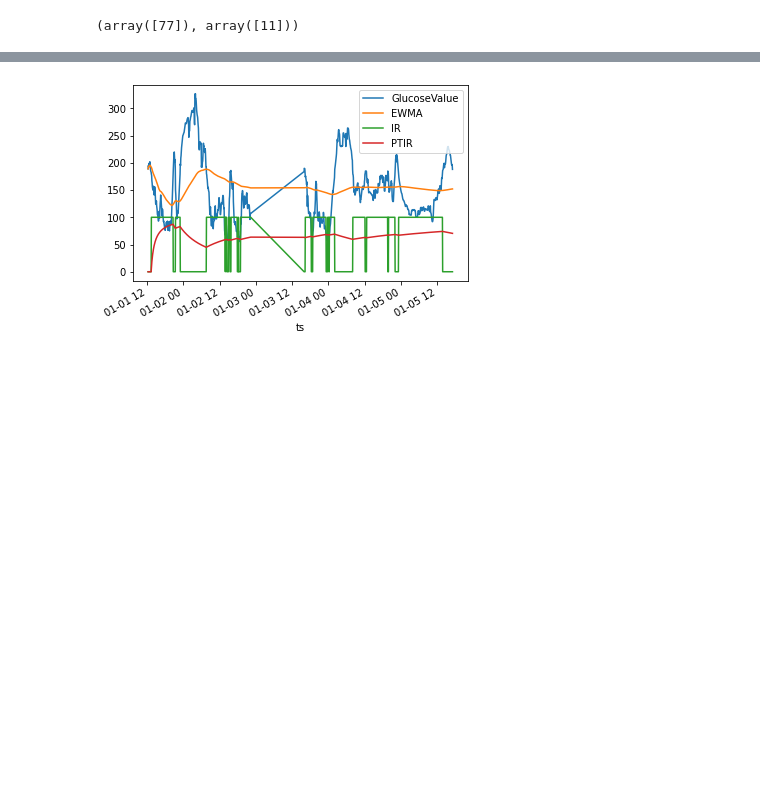
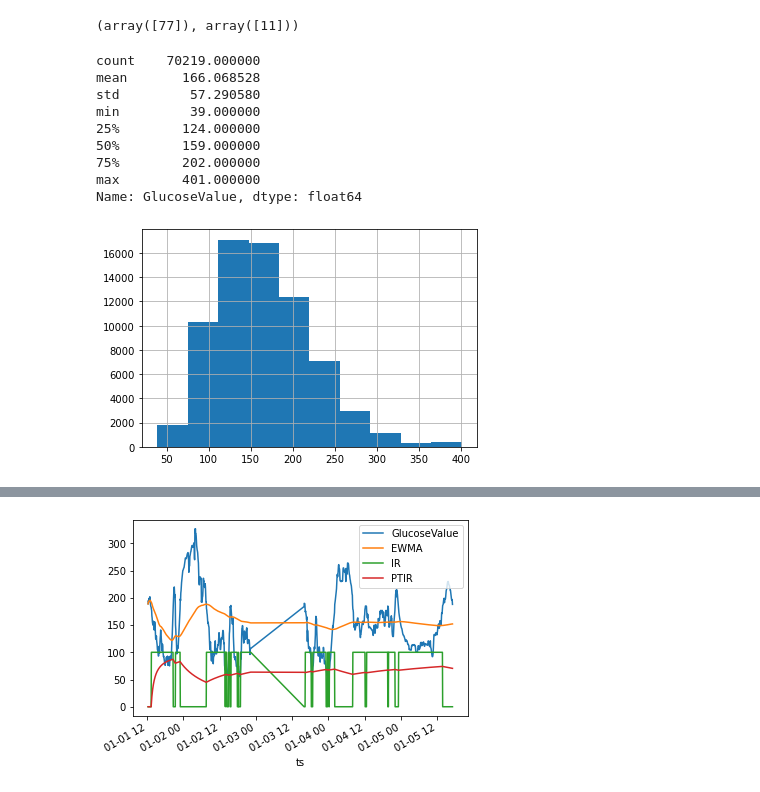
Before and after one commit to rickardbrannvall/teewondee, a Jupyter notebook: notes.ipynb, the cells around one changed output, grey strips where cells are left out. Cells and saved outputs as stored; diff of their text form; code cells hidden in the pictures; blank space fills up the shorter version.

```diff
--- a/notes.ipynb
+++ b/notes.ipynb
@@ -124,3 +124,19 @@ ts.PtID.unique(), ts.SiteID.unique()
 # %%
 ts = ts.dropna()
 ts["GlucoseValue"].to_csv("data/CGM_p%d.csv"%ts.PtID.unique()[0], header=None)
+# %%
+ts["GlucoseValue"].hist()
+plt.plot()
+
+ts["GlucoseValue"].describe()
+# %% [output]
+count    70219.000000
+mean       166.068528
+std         57.290580
+min         39.000000
+25%        124.000000
+50%        159.000000
+75%        202.000000
+max        401.000000
+Name: GlucoseValue, dtype: float64
+[figure, added]
```
Also changed, not shown: parts of 4 cells of this notebook, 5 other files.
